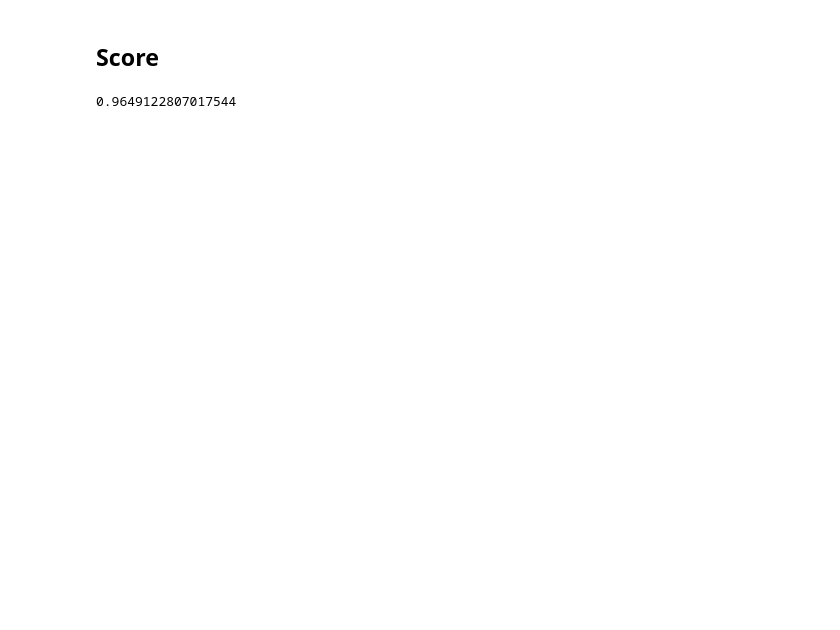
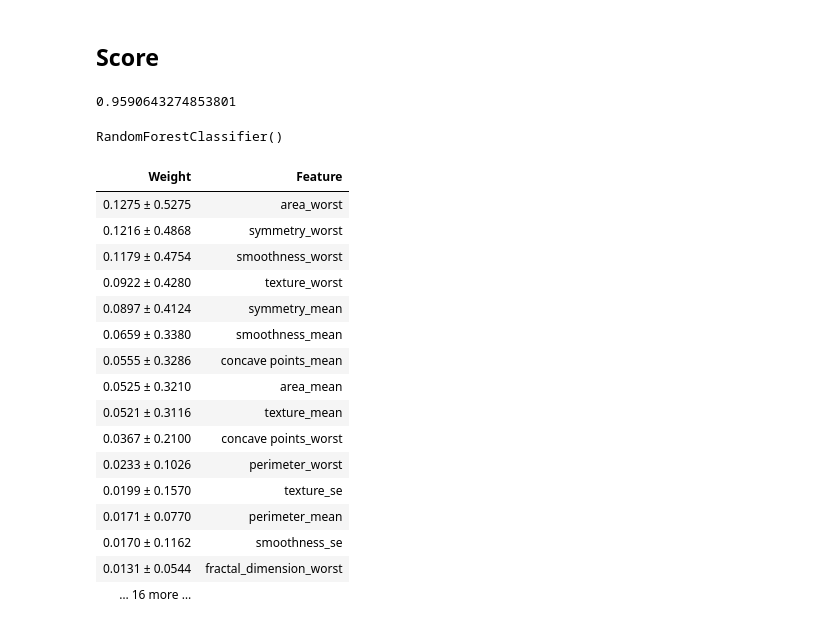
Before and after one commit to datafyi/datascience.fyi, a Jupyter notebook: random_forest_classifier_with_pipeline.ipynb, the cells around one changed output. Drawn from its saved outputs; the diff is of its cells as text; code cells hidden in the pictures; blank space fills up the shorter version.

```diff
--- a/random_forest_classifier_with_pipeline.ipynb
+++ b/random_forest_classifier_with_pipeline.ipynb
@@ -154,7 +154,7 @@ array([[ 3.03425610e-05,  3.12674484e-01, -8.50346021e-01, ...,
 # %%
 pipeline = Pipeline([
                      ('transform_column', col_transformer),
-                     ('logistics', RandomForestClassifier())
+                     ('classifier', RandomForestClassifier())
                     ])
 # %%
 pipeline.fit(X_train, y_train)
@@ -183,4 +183,4 @@ Pipeline(steps=[('transform_column',
 # %%
 pipeline.score(X_test, y_test)
 # %% [output]
-0.9649122807017544
+0.9590643274853801
@@ -186,0 +200,27 @@ pipeline.score(X_test, y_test)
+# %%
+
+pipeline.named_steps['classifier']
+# %% [output]
+RandomForestClassifier()
+# %%
+import eli5
+
+eli5.explain_weights(pipeline.named_steps['classifier'], top=15, feature_names=list(numeric_features[1:]))
+# %% [output]
+| Weight | Feature |
+| 0.1275 ± 0.5275 | area_worst |
+| 0.1216 ± 0.4868 | symmetry_worst |
+| 0.1179 ± 0.4754 | smoothness_worst |
+| 0.0922 ± 0.4280 | texture_worst |
+| 0.0897 ± 0.4124 | symmetry_mean |
+| 0.0659 ± 0.3380 | smoothness_mean |
+| 0.0555 ± 0.3286 | concave points_mean |
+| 0.0525 ± 0.3210 | area_mean |
+| 0.0521 ± 0.3116 | texture_mean |
+| 0.0367 ± 0.2100 | concave points_worst |
+| 0.0233 ± 0.1026 | perimeter_worst |
+| 0.0199 ± 0.1570 | texture_se |
+| 0.0171 ± 0.0770 | perimeter_mean |
+| 0.0170 ± 0.1162 | smoothness_se |
+| 0.0131 ± 0.0544 | fractal_dimension_worst |
+| … 16 more … |  |
```
Also changed, not shown: parts of 4 cells of this notebook.
